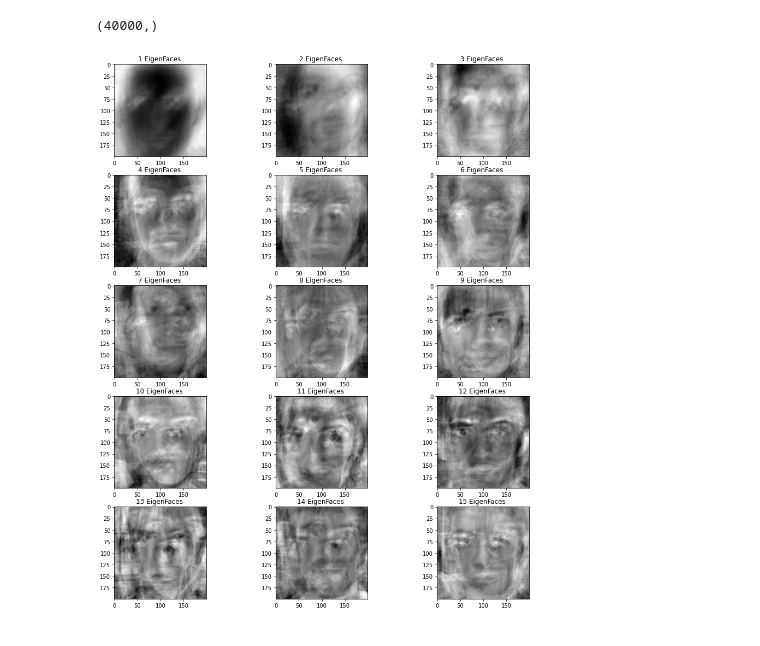
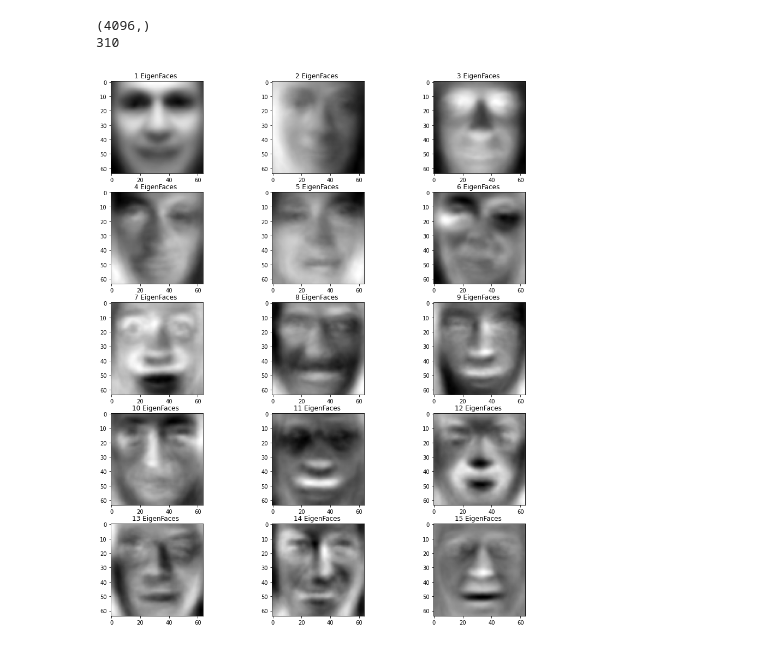
Before and after one commit to bhoomeendra/Face-Recognition-Using-Eigenfaces, a Jupyter notebook: SMAI Project.ipynb, the cells around one changed output. Cells and saved outputs as stored; diff of their text form; code cells hidden in the pictures.

```diff
--- a/SMAI Project.ipynb
+++ b/SMAI Project.ipynb
@@ -78,3 +58,4 @@ for j in range(len(Faces)):
 # %%
+A = A.T
 print(A.shape)
 # %% [output]
@@ -82,6 +85,6 @@ print(A.shape)
 # %%
 #Covariance Matrix
-Cov = np.matmul(A,A.T)
+Cov = np.matmul(A.T,A)
 # %%
 print(Cov.shape)
 # %% [output]
@@ -92,24 +95,26 @@ w , v = np.linalg.eig(Cov)
 # %%
 #Sorting eVal_eganVec
 eVal_eganVec = list()
-for i in range(len(Faces)):
+for i in range(len(trainImg)*5):
     eVal_eganVec.append([w[i] , v[:,i]])
 sortedeeV =sorted(eVal_eganVec, key=lambda x: x[0],reverse=True)
 # %%
 #Converting eigenvector from m x1  to n^2 x 1
 eigenVector = list()
 for i in sortedeeV:
-    eigenVector.append(np.matmul(A.T,i[1]))
+    eigenVector.append(np.matmul(A,i[1]))
 # %%
 print(eigenVector[0].shape)
+print(len(eigenVector))
 # %% [output]
-(40000,)
+(4096,)
+310
 # %%
 fig ,axs = plt.subplots(5,3,figsize=(15,18))
 for i in range(5):
     for j in range(3):
         axs[i,j].set_title(str(3*i+j+1) + " EigenFaces ")
-        axs[i,j].imshow(eigenVector[3*i+j].reshape(200,200),cmap = 'gray')
+        axs[i,j].imshow(eigenVector[3*i+j].reshape(64,64),cmap = 'gray')
 # %% [output]
-[figure, old version]
+[figure, new version]
 # %%
```
Also changed, not shown: parts of 18 cells of this notebook.
